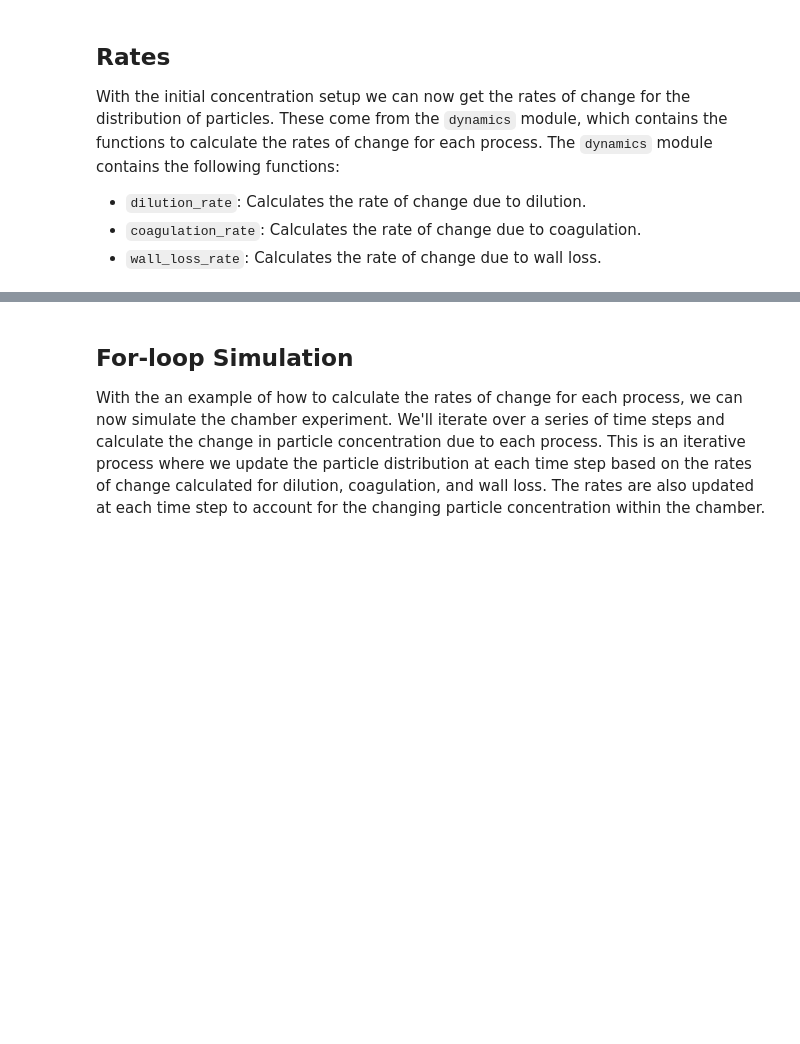
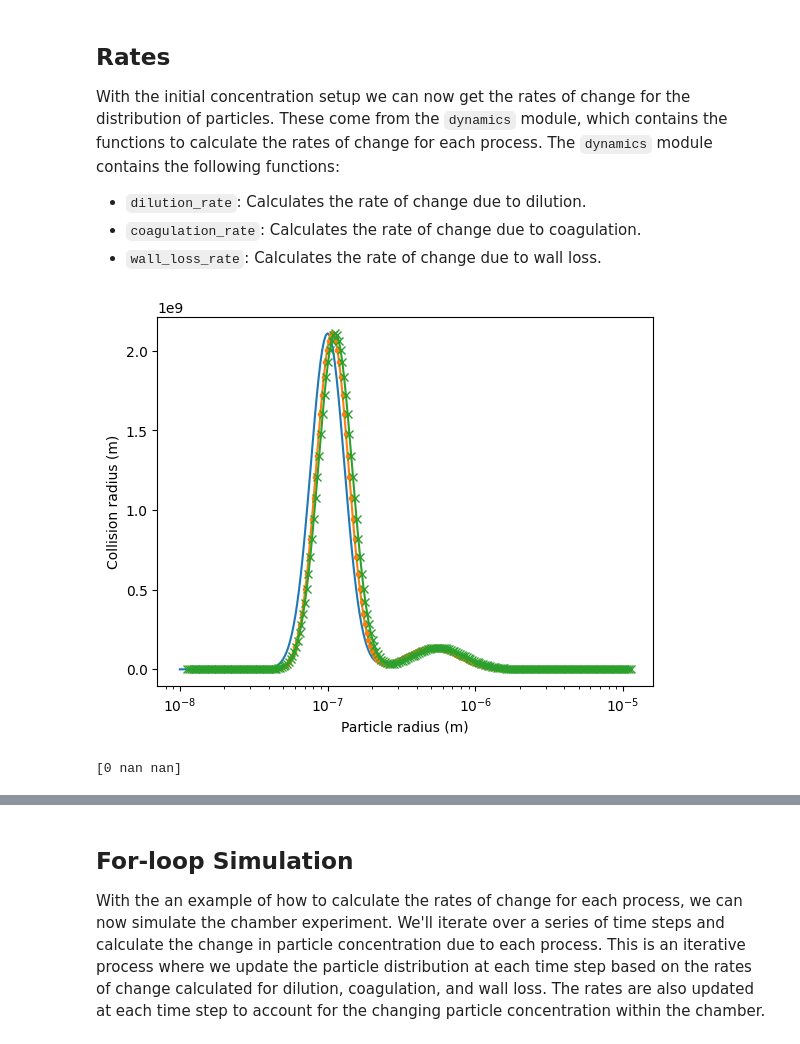
Before and after one commit to uncscode/particula-beta, a Jupyter notebook: docs/How-To-Guides/Chamber_Wall_Loss/Notebooks/Chamber_Forward_Simulation_fractal.ipynb, the cells around one changed output, grey strips where cells are left out. Cells and saved outputs as stored; diff of their text form; code cells hidden in the pictures; blank space fills up the shorter version.

```diff
--- a/docs/How-To-Guides/Chamber_Wall_Loss/Notebooks/Chamber_Forward_Simulation_fractal.ipynb
+++ b/docs/How-To-Guides/Chamber_Wall_Loss/Notebooks/Chamber_Forward_Simulation_fractal.ipynb
@@ -83,35 +83,96 @@ def radius_collision_3term(
     monomer_radius: Union[float, NDArray[np.float64]],
     radius_gyration: Union[float, NDArray[np.float64]],
     fractal_dimension: Union[float, NDArray[np.float64]],
     fractal_prefactor: Union[float, NDArray[np.float64]],
 ) -> Union[float, NDArray[np.float64]]:
     """Radius of collision model with 3-terms for fractal aggregates.
 
     Args:
         monomer_radius (float): Monomer radius in meters.
         radius_gyration (float): Radius of gyration in meters.
         fractal_dimension (float): Fractal dimension.
         fractal_prefactor (float): Fractal prefactor.
 
     Returns:
         float: Radius of collision in meters.
 
     References:
         Qian, W., Kronenburg, A., Hui, X., Lin, Y., & Karsch, M. (2022).
         Effects of agglomerate characteristics on their collision kernels in
         the free molecular regime. Journal of Aerosol Science, 159.
         https://doi.org/10.1016/j.jaerosci.2021.105868
     """
     normalized_collision_radius = (
         0.777
         * fractal_dimension**0.479
         * fractal_prefactor**0.000970
-        * radius_gyration
-        / monomer_radius**0.521
+        * radius_gyration/monomer_radius
         + 0.267 * fractal_prefactor
         - 0.0790
     )
     return normalized_collision_radius * monomer_radius
+
+
+def rogak_flagan_1992(
+    radius_gyration: Union[NDArray[np.float64], float],
+    fractal_dimension: Union[NDArray[np.float64], float],
+) -> Union[NDArray[np.float64], float]:
+    """Collision radius with fractal dimension by Rogak and Flagan 1992.
+
+    Args:
+        radius_gyration: Radius of gyration of the particle [m].
+        fractal_dimension: Fractal dimension of the particle
+            [dimensionless, df].
+
+    Returns:
+        (float or NDArray[float]): Collision radius of the particle [m].
+
+    References:
+        Rogak, S. N., & Flagan, R. C. (1992). Coagulation of aerosol
+        agglomerates in the transition regime. Journal of Colloid and
+        Interface Science, 151(1), 203-224.
+        https://doi.org/10.1016/0021-9797(92)90252-H
+    """
+    return np.sqrt((fractal_dimension + 2) / 3) * radius_gyration
+
+
+radius_collision = radius_collision_3term(
+    monomer_radius=10e-9,
+    radius_gyration=radius_bins,
+    fractal_dimension=1.8,
+    fractal_prefactor=2.0,
+)
+
+radius_collision_rogak_flagan = rogak_flagan_1992(
+    radius_gyration=radius_bins, fractal_dimension=1.8
+)
+
+fig, ax = plt.subplots()
+ax.plot(
+    radius_bins, concentraiton_pmf, label="bins radius"
+)
+ax.plot(
+    radius_collision, concentraiton_pmf, label="Collision radius", marker="."
+)
+ax.plot(
+    radius_collision_rogak_flagan,
+    concentraiton_pmf,
+    label="Collision radius Rogak Flagan",
+    marker="x",
+)
+ax.set_xscale("log")
+# ax.set_yscale("log")
+ax.set_xlabel("Particle radius (m)")
+ax.set_ylabel("Collision radius (m)")
+plt.show()
+# %% [output]
+[figure, added]
+# %%
+arr = np.array([0, None, np.nan])
+arr = np.where(np.equal(arr, None), np.nan, arr)
+print(arr)
+# %% [output]
+[0 nan nan]
 # %%
 # coagulation rate
 
```
Also changed, not shown: parts of 3 cells of this notebook, 2 other files.
